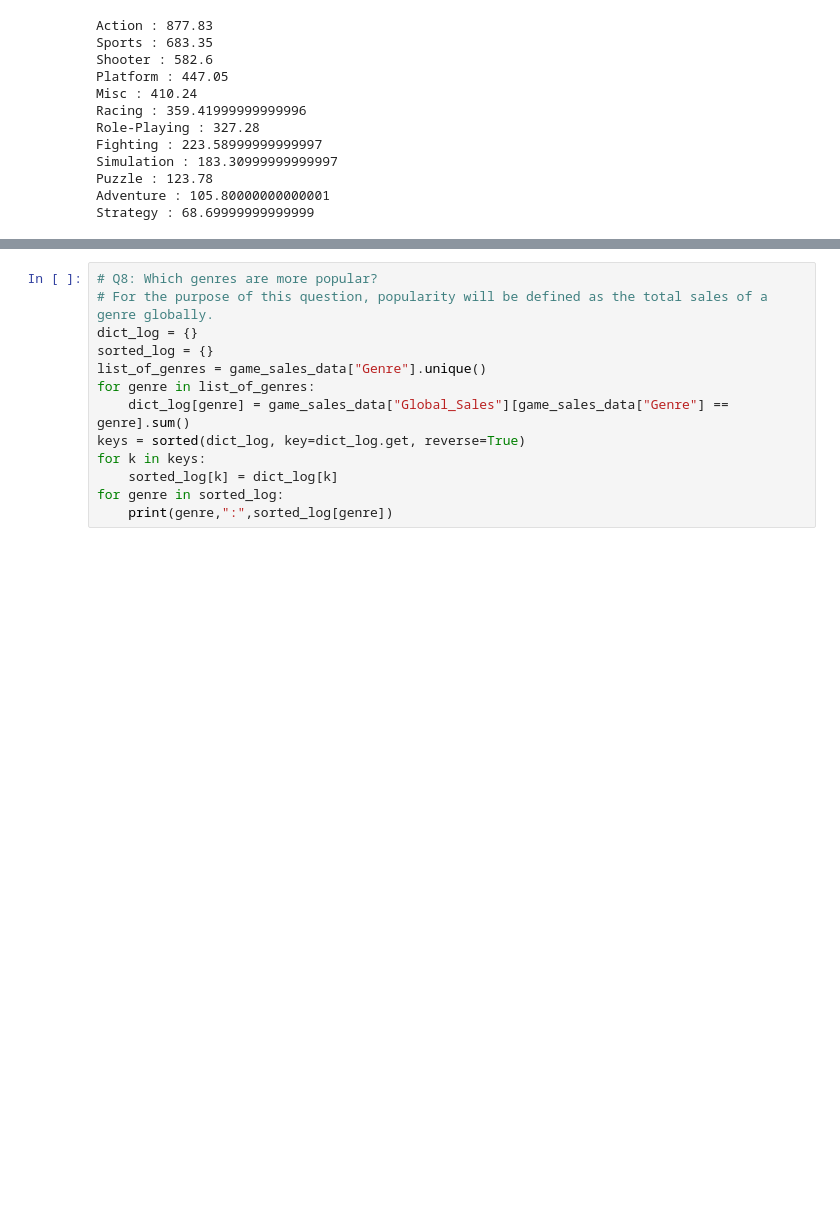
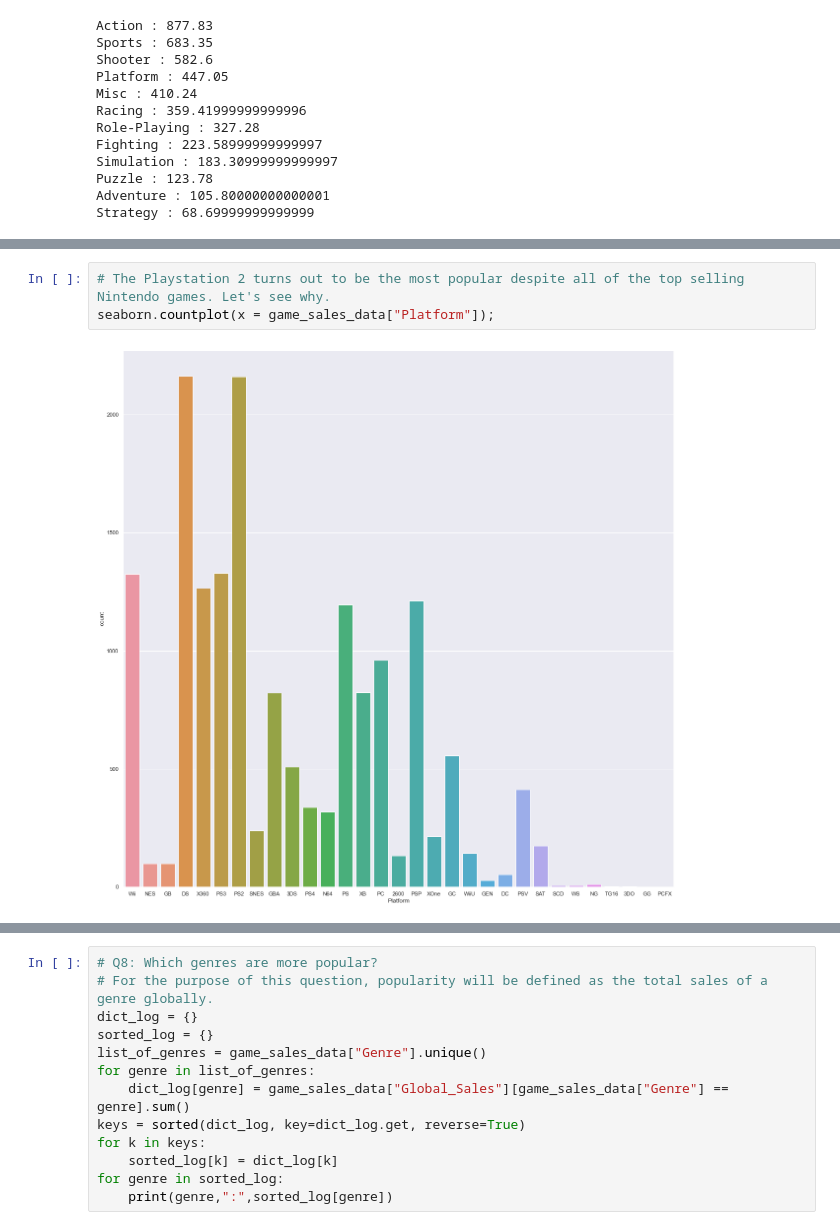
Before and after one commit to KennyLi6/HtH_Build_Summer_2022, a Jupyter notebook: Finding-an-Interesting-Dataset/Game_Sales_Data.ipynb, the cells around one changed output, grey strips where cells are left out. Cells and saved outputs as stored; diff of their text form; blank space fills up the shorter version.

```diff
--- a/Finding-an-Interesting-Dataset/Game_Sales_Data.ipynb
+++ b/Finding-an-Interesting-Dataset/Game_Sales_Data.ipynb
@@ -114,0 +207,5 @@ Strategy : 68.69999999999999
+# %%
+# The Playstation 2 turns out to be the most popular despite all of the top selling Nintendo games. Let's see why.
+seaborn.countplot(x = game_sales_data["Platform"]);
+# %% [output]
+[figure, added]
```
Also changed, not shown: parts of 8 cells of this notebook.
